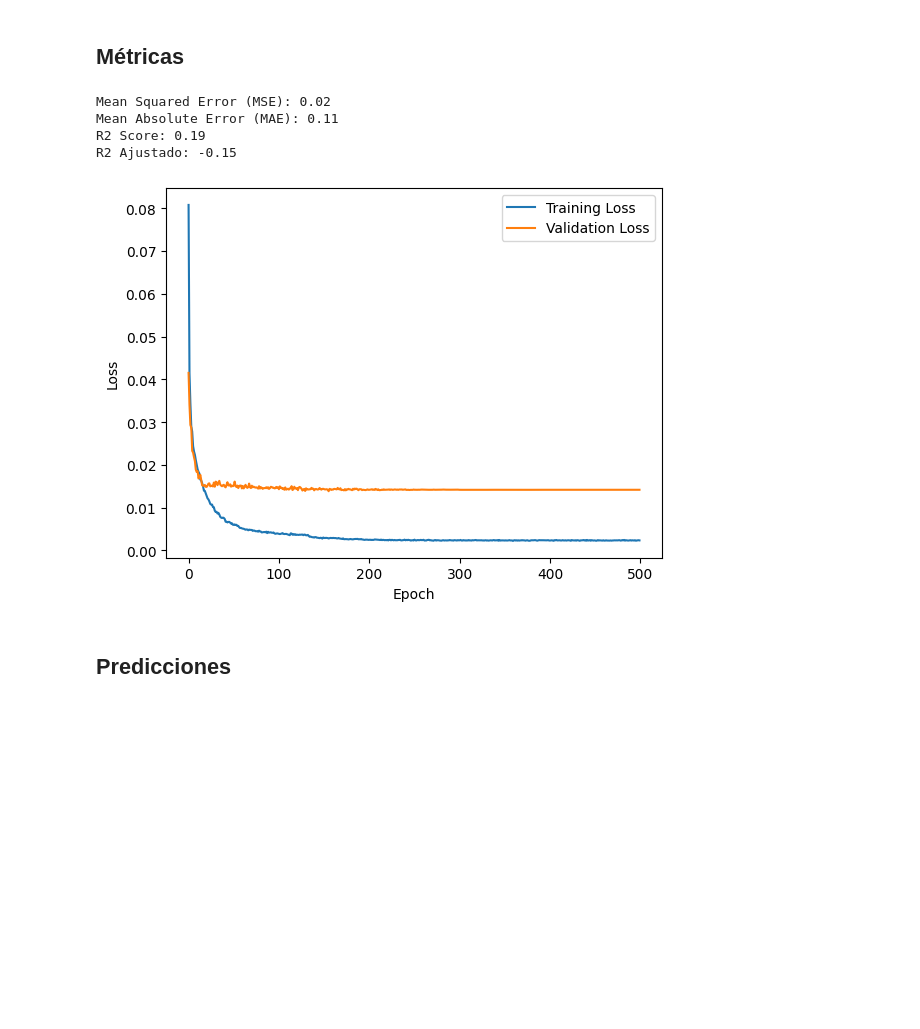
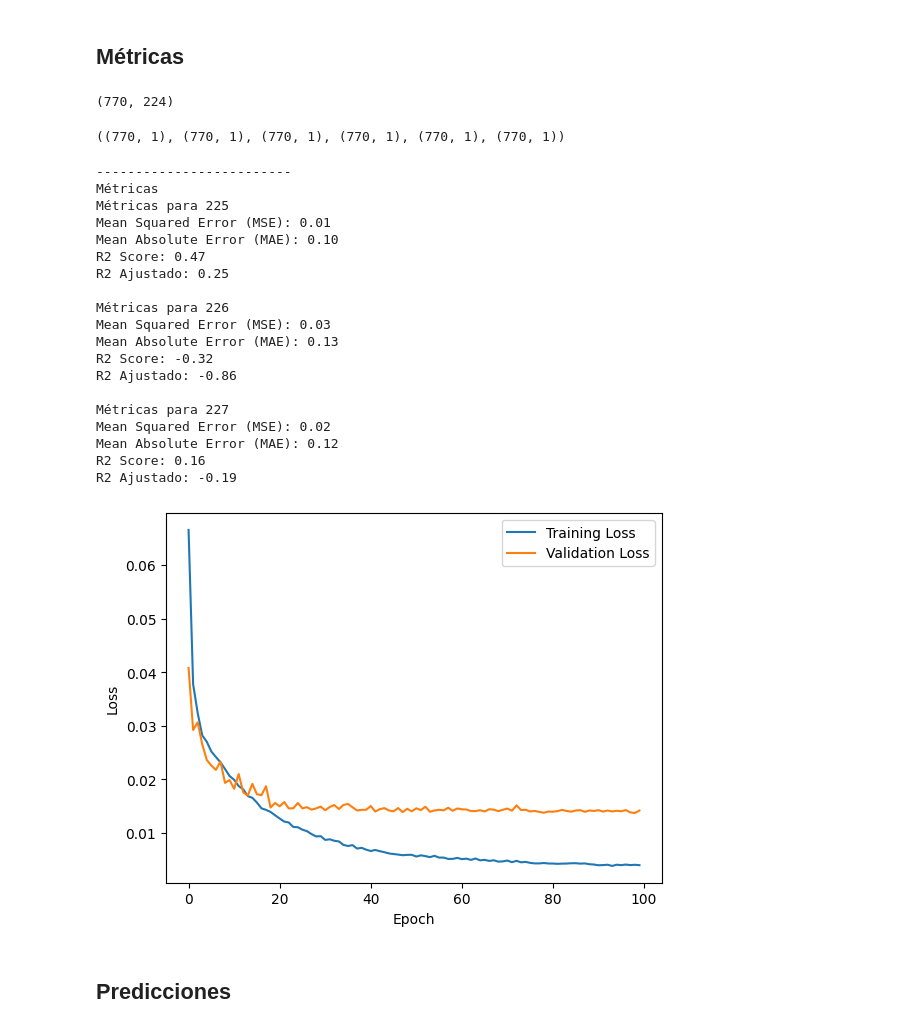
Before and after one commit to MiguelMussi/Multi-Parameter_Wireless_Network, a Jupyter notebook: NN.ipynb, the cells around one changed output. Drawn from its saved outputs; the diff is of its cells as text; code cells hidden in the pictures; blank space fills up the shorter version.

```diff
--- a/NN.ipynb
+++ b/NN.ipynb
@@ -355,7 +347,7 @@ model.compile(optimizer=Adam(learning_rate=0.001), loss='mean_squared_error', me
 # Definir el número de características (p) para calcular R2 ajustado
 p = X_train.shape[1]
 
-history = model.fit(X_train, y_train, epochs=500, batch_size=64, callbacks=callbacks, validation_split=0.2, verbose=1)
+history = model.fit(X_train, y_train, epochs=100, batch_size=64, callbacks=callbacks, validation_split=0.2, verbose=1)
 print("-------------------------\nFin del Entrenamiento")
 # %% [output]
 Inicio del Entrenamiento
@@ -400,31 +405,63 @@ def r2_ajustado(y_true, y_pred, n, p):
+# %%
+n, p
+# %% [output]
+(770, 224)
+# %%
+y_test_1.shape, y_pred_1.shape, y_test_2.shape, y_pred_2.shape, y_test_3.shape, y_pred_3.shape
+# %% [output]
+((770, 1), (770, 1), (770, 1), (770, 1), (770, 1), (770, 1))
 # %%
+# Métricas
+print("-------------------------\nMétricas")
 # Calcular R2 ajustado
-n = len(y_test)
-r2_aj = r2_ajustado(y_test, y_pred, n, p)
+n = y_test.shape[0]  # número total de observaciones en y_test (para cada variable de salida)
+p = X_train.shape[1] # número de características en X_train
 
-# Métricas de regresión
-mse = mean_squared_error(y_test, y_pred)
-mae = mean_absolute_error(y_test, y_pred)
-r2 = r2_score(y_test, y_pred)
+for i in range(y_test.shape[1]):
+    y_test_i = np.array(y_test.iloc[:, i])[:, np.newaxis]  # Obtener las observaciones para la variable de salida i
+    y_pred_i = np.array(y_pred[:, i])[:, np.newaxis]  # Obtener las predicciones para la variable de salida i
 
-print("Mean Squared Error (MSE): {:.2f}".format(mse))
-print("Mean Absolute Error (MAE): {:.2f}".format(mae))
-print("R2 Score: {:.2f}".format(r2))
-print("R2 Ajustado: {:.2f}\n".format(r2_aj))
+    r2_aj = r2_ajustado(y_test_i, y_pred_i, n, p)
+
+    # Métricas de regresión para la variable de salida i
+    mse = mean_squared_error(y_test_i, y_pred_i)
+    mae = mean_absolute_error(y_test_i, y_pred_i)
+    r2 = r2_score(y_test_i, y_pred_i)
+
+    print(f"Métricas para {i + 225}")
+    print("Mean Squared Error (MSE): {:.2f}".format(mse))
+    print("Mean Absolute Error (MAE): {:.2f}".format(mae))
+    print("R2 Score: {:.2f}".format(r2))
+    print("R2 Ajustado: {:.2f}\n".format(r2_aj))
 
 # Graficar la curva de aprendizaje
 plt.plot(history.history['loss'], label='Training Loss')
 plt.plot(history.history['val_loss'], label='Validation Loss')
 plt.xlabel('Epoch')
 plt.ylabel('Loss')
 plt.legend()
 plt.show()
 # %% [output]
+-------------------------
+Métricas
+Métricas para 225
+Mean Squared Error (MSE): 0.01
+Mean Absolute Error (MAE): 0.10
+R2 Score: 0.47
+R2 Ajustado: 0.25
+
+Métricas para 226
+Mean Squared Error (MSE): 0.03
+Mean Absolute Error (MAE): 0.13
+R2 Score: -0.32
+R2 Ajustado: -0.86
+
+Métricas para 227
 Mean Squared Error (MSE): 0.02
-Mean Absolute Error (MAE): 0.11
-R2 Score: 0.19
-R2 Ajustado: -0.15
+Mean Absolute Error (MAE): 0.12
+R2 Score: 0.16
+R2 Ajustado: -0.19
-[figure, old version]
+[figure, new version]
 # %% [markdown]
 ## Predicciones
 # %%
```
Also changed, not shown: parts of 9 cells of this notebook.
